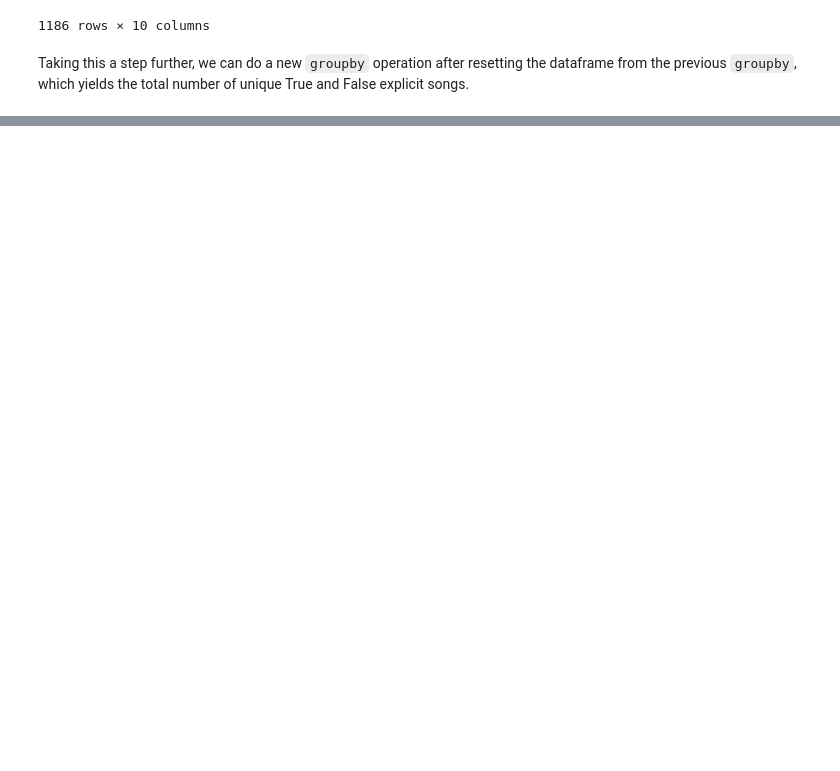
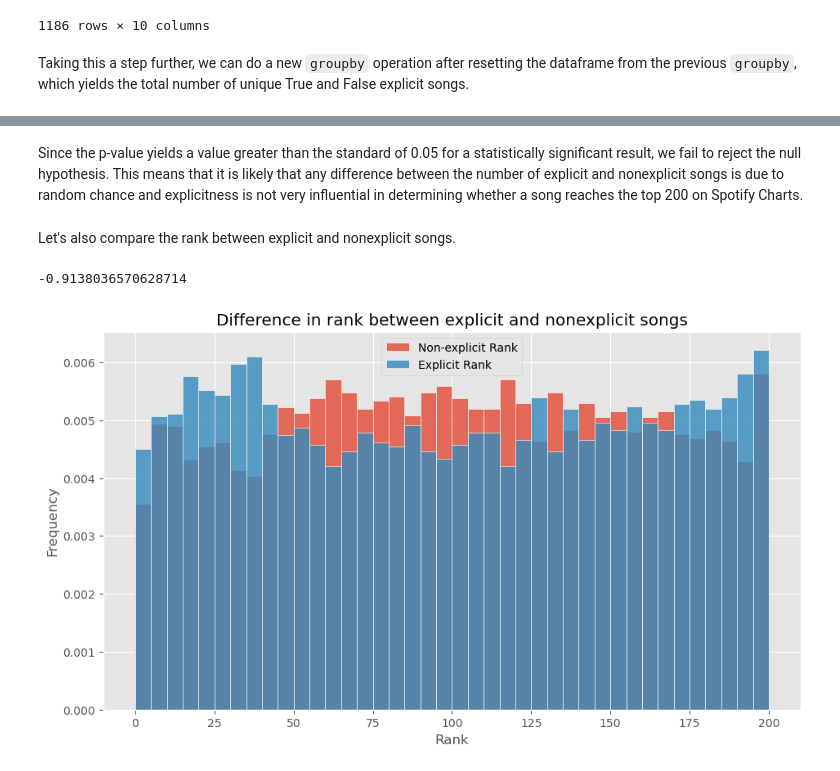
Before and after one commit to mtang24/spotify, a Jupyter notebook: charts.ipynb, the cells around one changed output, grey strips where cells are left out. Saved outputs shown, nothing was run; the diff lists cells and outputs as text; code cells hidden in the pictures; blank space fills up the shorter version.

```diff
--- a/charts.ipynb
+++ b/charts.ipynb
@@ -199,0 +220,27 @@ Let's take a deeper look at the differences.
+# %% [markdown]
+Since the p-value yields a value greater than the standard of 0.05 for a statistically significant result, we fail to reject the null hypothesis. This means that it is likely that any difference between the number of explicit and nonexplicit songs is due to random chance and explicitness is not very influential in determining whether a song reaches the top 200 on Spotify Charts.
+# %% [markdown]
+Let's also compare the rank between explicit and nonexplicit songs.
+# %%
+non_exp_rank = charts_info[charts_info['explicit'] == False]['rank']
+exp_rank = charts_info[charts_info['explicit'] == True]['rank']
+rank_difference = exp_rank.mean() - non_exp_rank.mean()
+
+fig, ax = plt.subplots()
+baby_bins = np.arange(0, 201, 5)
+non_exp_rank_df = pd.DataFrame().assign(
+    non_exp_rank=non_exp_rank)
+exp_rank_df = pd.DataFrame().assign(
+    exp_rank=exp_rank)
+non_exp_rank_df.plot(kind='hist', density=True, ax=ax, ec='w',bins=baby_bins, \
+    alpha=0.8, figsize=(11, 6));
+exp_rank_df.plot(kind='hist', density=True, ax=ax, ec='w',bins=baby_bins, \
+    alpha=0.8, figsize=(11, 6));
+plt.legend(['Non-explicit Rank', 'Explicit Rank'])
+plt.xlabel('Rank');
+plt.title('Difference in rank between explicit and nonexplicit songs');
+
+rank_difference
+# %% [output]
+-0.9138036570628714
+[figure, added]
```
Also changed, not shown: parts of 51 cells of this notebook.
